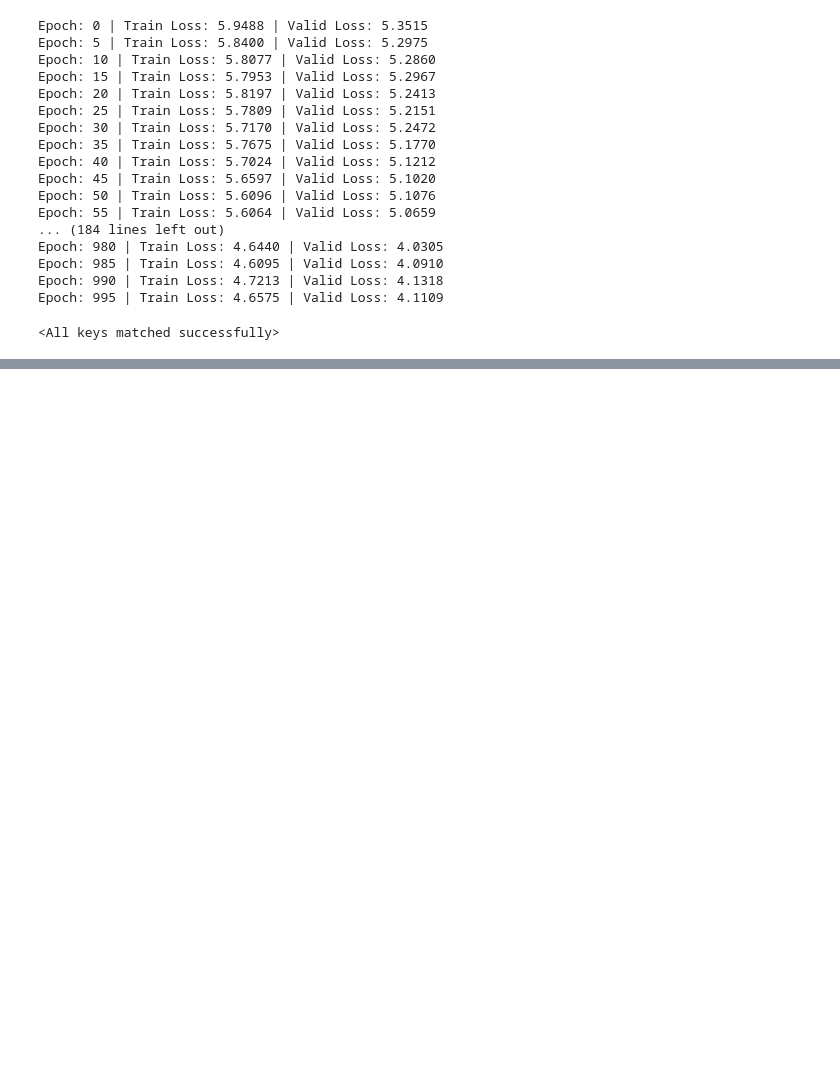
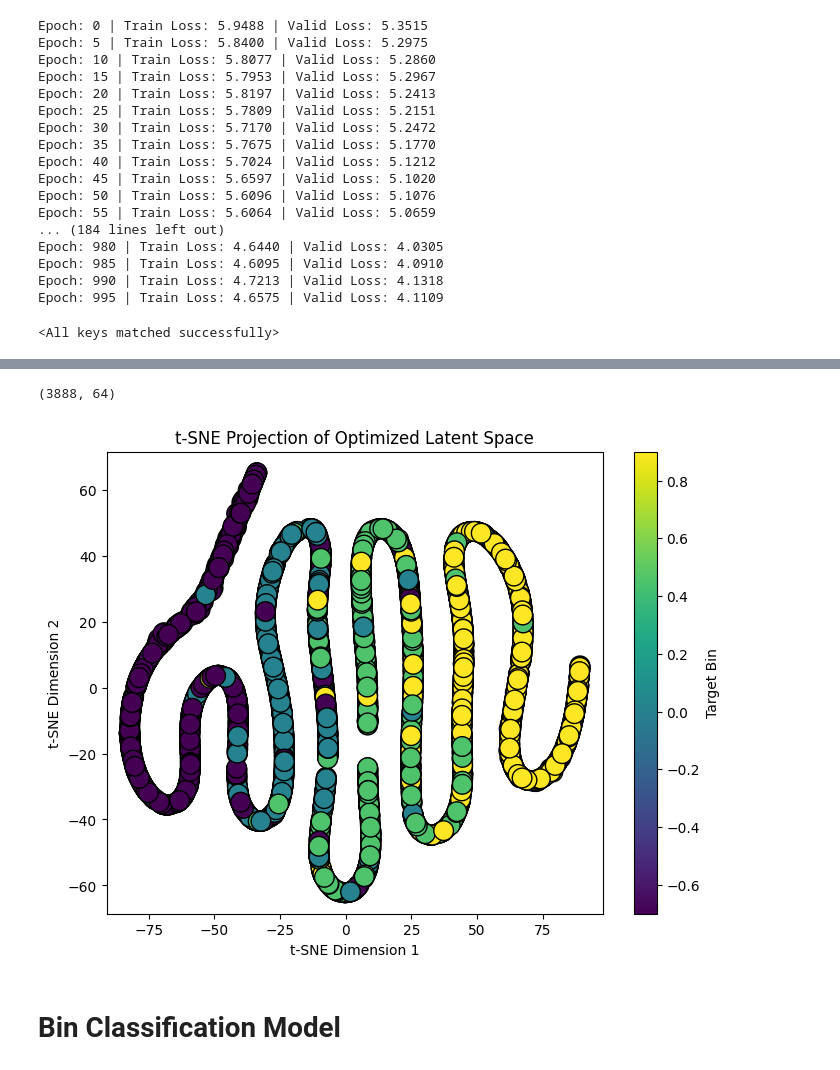
Before and after one commit to pranay8297/Stable-Diffusion-Experiments, a Jupyter notebook: cryptonite_experiments.ipynb, the cells around one changed output, grey strips where cells are left out. Saved outputs shown, nothing was run; the diff lists cells and outputs as text; code cells hidden in the pictures; blank space fills up the shorter version.

```diff
--- a/cryptonite_experiments.ipynb
+++ b/cryptonite_experiments.ipynb
@@ -1766,0 +1763,19 @@ plt.show()
+# %%
+valid_dl = DataLoader(valid_ds, batch_size=4096, shuffle=True)
+x, y = next(iter(valid_dl))
+x = x.to(device)
+y = y.to(torch.float32).to(device)
+mu_pred, log_var_pred = model(x)
+
+# Convert optimized latents to numpy arrays
+mu_np = mu_pred.cpu().detach().numpy()
+targets_np = y.cpu().detach().numpy()
+# targets_np = bins
+
+
+show_tsne(mu_np, targets_np)
+# %% [output]
+(3888, 64)
+[figure, added]
+# %% [markdown]
+# Bin Classification Model
```
Also changed, not shown: parts of 15 cells of this notebook.
